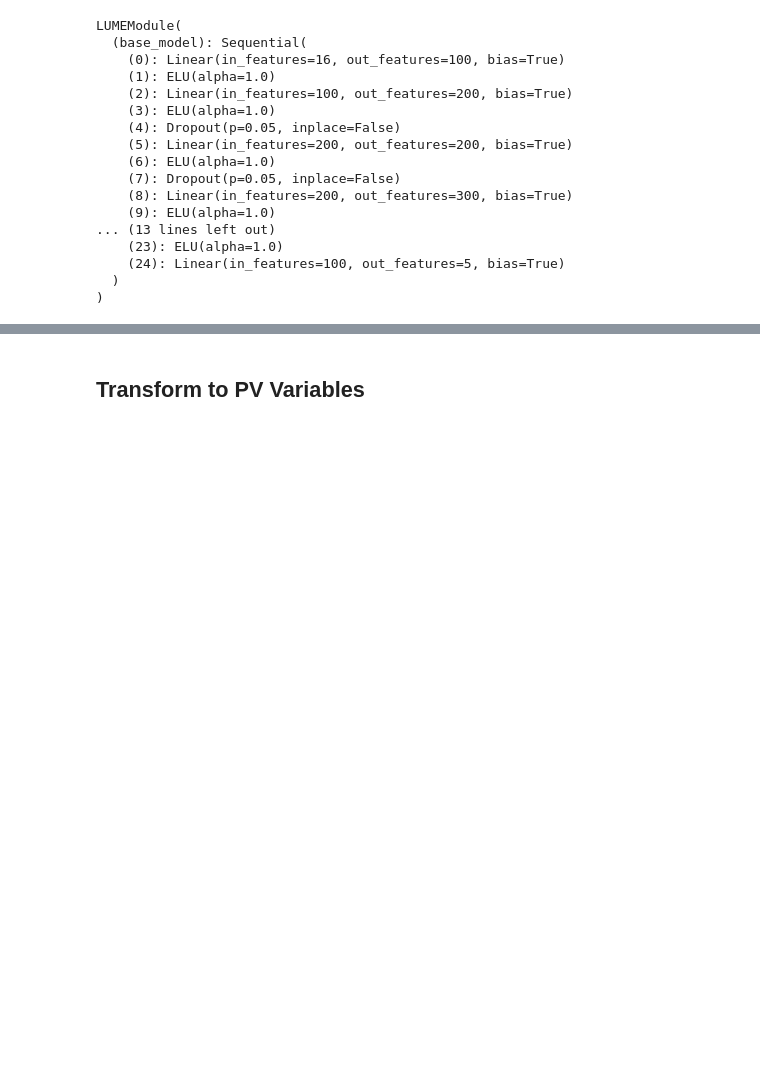
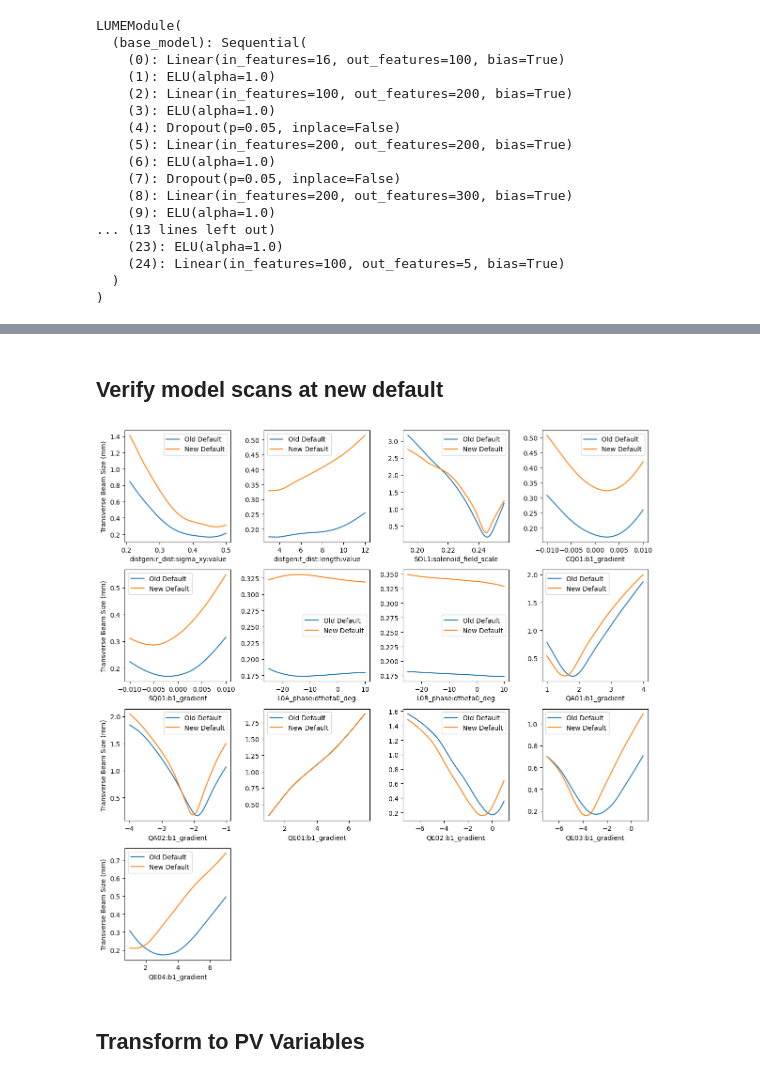
Before and after one commit to t-bz/lcls_cu_injector_nn_model, a Jupyter notebook: correct_inconsistent_default_value.ipynb, the cells around one changed output, grey strips where cells are left out. Cells and saved outputs as stored; diff of their text form; code cells hidden in the pictures; blank space fills up the shorter version.

```diff
--- a/correct_inconsistent_default_value.ipynb
+++ b/correct_inconsistent_default_value.ipynb
@@ -130,3 +138,42 @@ fig.tight_layout()
+# %% [markdown]
+## Verify model scans at new default
+# %%
+# compare 1D scans for old and new default
+nrows, ncols = 4, 4
+figsize = (12, 12 * nrows / ncols)
+
+fig, ax = plt.subplots(nrows=nrows, ncols=ncols, sharey=False, figsize=figsize)
+n_skip = 0
+for i in range(nrows * ncols):
+    ax_i = ax[i // ncols, i % ncols]
+    if i + n_skip >= len(sim_input_variables.keys()):
+        ax_i.axis('off')
+    else:
+        name = list(sim_input_variables.keys())[i + n_skip]
+        v_lim = sim_input_variables[name].value_range
+
+        while not v_lim[0] < v_lim[1]:
+            n_skip += 1
+            name = list(sim_input_variables.keys())[i + n_skip]
+            v_lim = sim_input_variables[name].value_range
+
+        # compute 1D scans
+        x_scan_old = scan_x(x_default_old, name, v_lim)
+        y_scan_old = objective_model(x_scan_old).detach()
+        x_scan_new = scan_x(x_default_new, name, v_lim)
+        y_scan_new = objective_model(x_scan_new).detach()
+
+        # plot data
+        idx = list(sim_input_variables.keys()).index(name)
+        ax_i.plot(x_scan_old[:, idx], y_scan_old, "C0", label="Old Default")
+        ax_i.plot(x_scan_new[:, idx], y_scan_new, "C1", label="New Default")
+        ax_i.set_xlabel(name)
+        ax_i.legend()
+        if i % ncols == 0:
+            ax_i.set_ylabel("Transverse Beam Size (mm)")
+fig.tight_layout()
+# %% [output]
+[figure, added]
 # %% [markdown]
 ## Transform to PV Variables
 # %%
```
Also changed, not shown: parts of 11 cells of this notebook.
